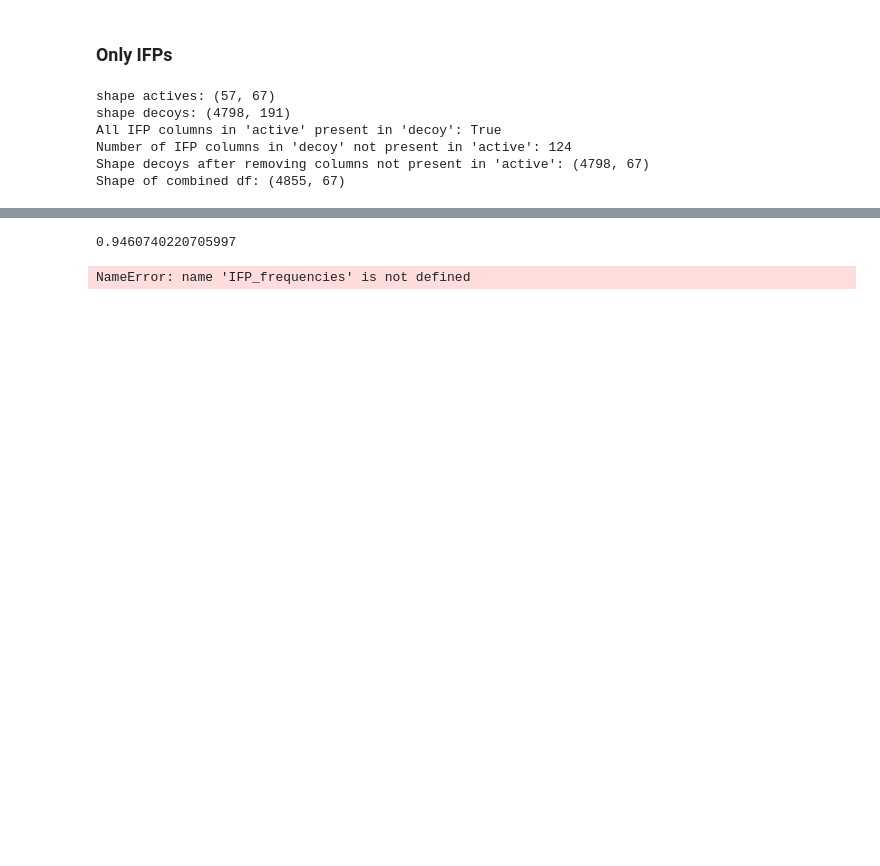
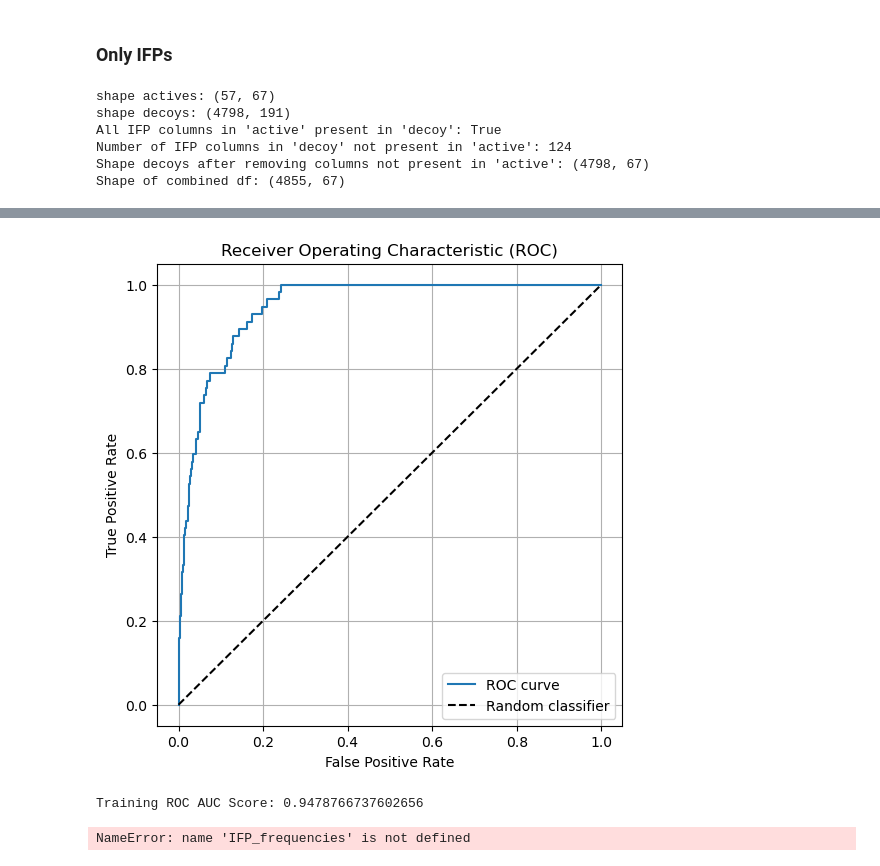
Before and after one commit to wesselporschen/montpellier-screen, a Jupyter notebook: prolif.ipynb, the cells around one changed output, grey strips where cells are left out. Saved outputs shown, nothing was run; the diff lists cells and outputs as text; code cells hidden in the pictures; blank space fills up the shorter version.

```diff
--- a/prolif.ipynb
+++ b/prolif.ipynb
@@ -243,4 +516,14 @@ for train_idx, test_idx in cv.split(X, Y):
 coefs = np.vstack(coefs)
 coef_mean = coefs.mean(axis=0)
 coef_sd = coefs.std(axis=0)
+# %%
+from sklearn.linear_model import LogisticRegressionCV
+
+clf = LogisticRegressionCV(
+    Cs=np.logspace(-3, 3, 13),
+    cv=5,
+    penalty="l2",
+    scoring="roc_auc",
+    max_iter=5000,
+)
 # %%
@@ -267,9 +549,27 @@ plt.show()
 # %%
-clf.fit(X, Y)
-train_auc = roc_auc_score(Y, clf.predict_proba(X)[:, 1])
-train_auc
+# Training ROC AUC -> How well will the model perform on the training set (overfitting)
+clf.fit(X_IFP, Y)
+
+fpr, tpr, thresholds = roc_curve(Y, clf.predict_proba(X_IFP)[:, 1])
+
+plt.figure(figsize=(6, 6))
+plt.plot(fpr, tpr, label="ROC curve")
+plt.plot([0, 1], [0, 1], "k--", label="Random classifier")
+
+plt.xlabel("False Positive Rate")
+plt.ylabel("True Positive Rate")
+plt.title("Receiver Operating Characteristic (ROC)")
+plt.legend()
+plt.grid(True)
+
+plt.show()
+
+
+train_auc = roc_auc_score(Y, clf.predict_proba(X_IFP)[:, 1])
+print(f"Training ROC AUC Score: {train_auc}")
 # %% [output]
+[figure, added]
-0.9460740220705997
+Training ROC AUC Score: 0.9478766737602656
 # %%
 IFP_frequencies['12Jun_rg']['4h2i_c_4_dimer_sdf']
 # %% [output]
```
Also changed, not shown: parts of 13 cells of this notebook.
